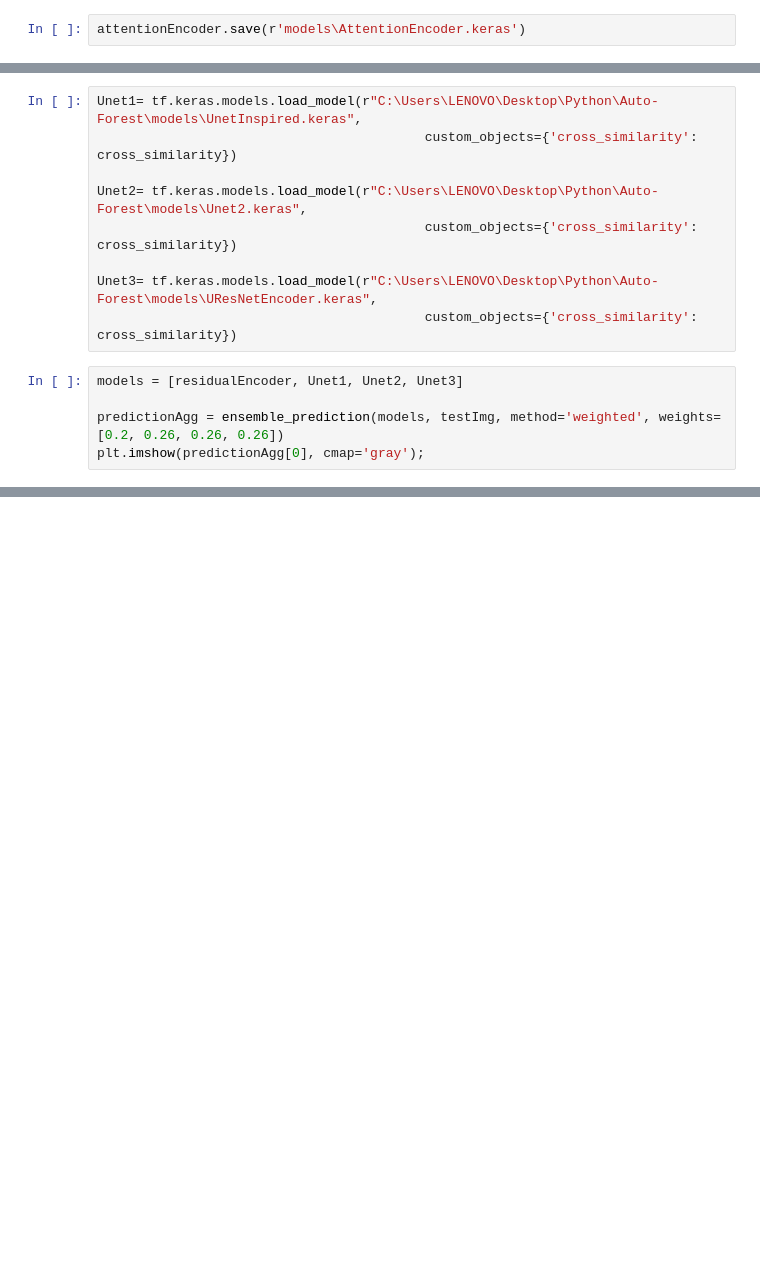
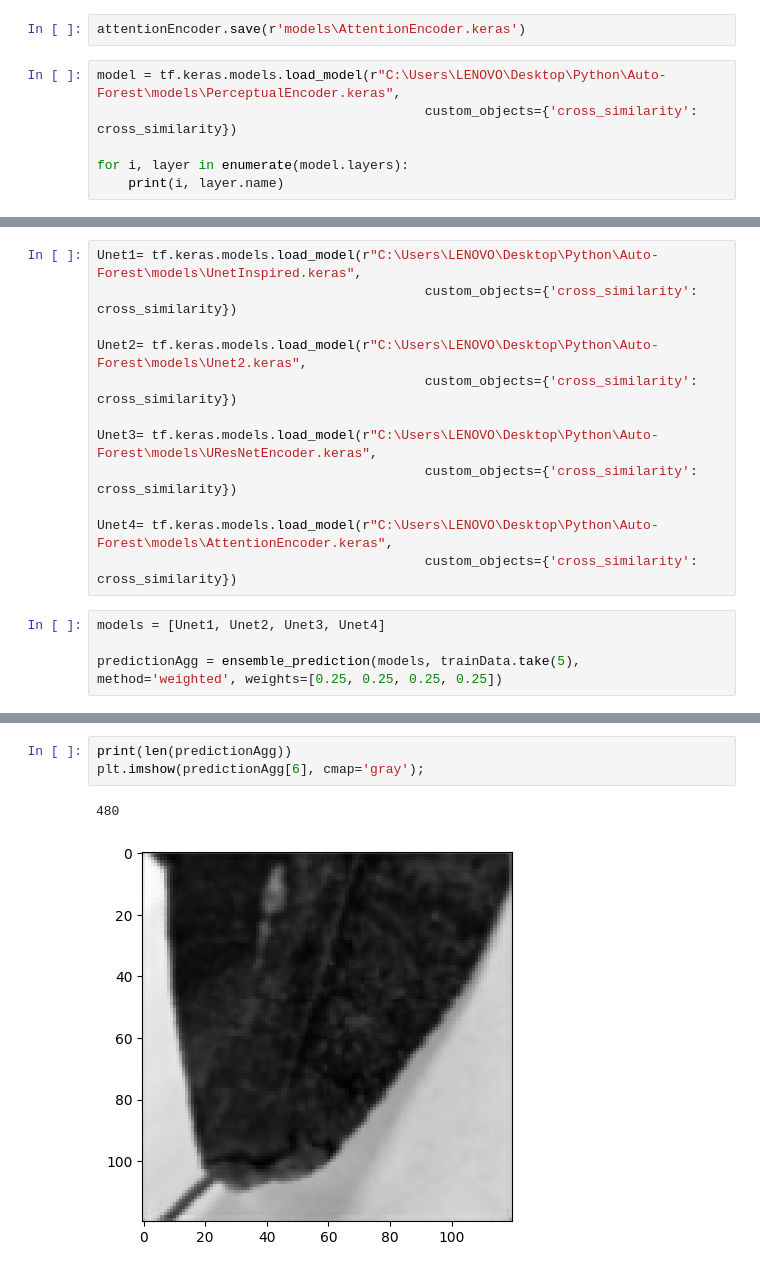
Before and after one commit to DarshilPungalia/Auto-Forest, a Jupyter notebook: autoforest.ipynb, the cells around one changed output, grey strips where cells are left out. Drawn from its saved outputs; the diff is of its cells as text; blank space fills up the shorter version.

```diff
--- a/autoforest.ipynb
+++ b/autoforest.ipynb
@@ -992,2 +1007,8 @@ plt.imshow(prediction6[0], cmap='gray');
 # %%
 attentionEncoder.save(r'models\AttentionEncoder.keras')
+# %%
+model = tf.keras.models.load_model(r"C:\Users\LENOVO\Desktop\Python\Auto-Forest\models\PerceptualEncoder.keras",
+                                          custom_objects={'cross_similarity': cross_similarity})
+
+for i, layer in enumerate(model.layers):
+    print(i, layer.name)
@@ -1017,8 +1080,10 @@ Unet2= tf.keras.models.load_model(r"C:\Users\LENOVO\Desktop\Python\Auto-Forest\m
 
 Unet3= tf.keras.models.load_model(r"C:\Users\LENOVO\Desktop\Python\Auto-Forest\models\UResNetEncoder.keras",
                                           custom_objects={'cross_similarity': cross_similarity})
+
+Unet4= tf.keras.models.load_model(r"C:\Users\LENOVO\Desktop\Python\Auto-Forest\models\AttentionEncoder.keras",
+                                          custom_objects={'cross_similarity': cross_similarity})
 # %%
-models = [residualEncoder, Unet1, Unet2, Unet3]
+models = [Unet1, Unet2, Unet3, Unet4]
 
-predictionAgg = ensemble_prediction(models, testImg, method='weighted', weights=[0.2, 0.26, 0.26, 0.26])
-plt.imshow(predictionAgg[0], cmap='gray');
+predictionAgg = ensemble_prediction(models, trainData.take(5), method='weighted', weights=[0.25, 0.25, 0.25, 0.25])
@@ -1030,0 +1090,6 @@ plt.imshow(predictionAgg[0], cmap='gray');
+# %%
+print(len(predictionAgg))
+plt.imshow(predictionAgg[6], cmap='gray');
+# %% [output]
+480
+[figure, added]
```
Also changed, not shown: parts of 42 cells of this notebook, 1 other file.
